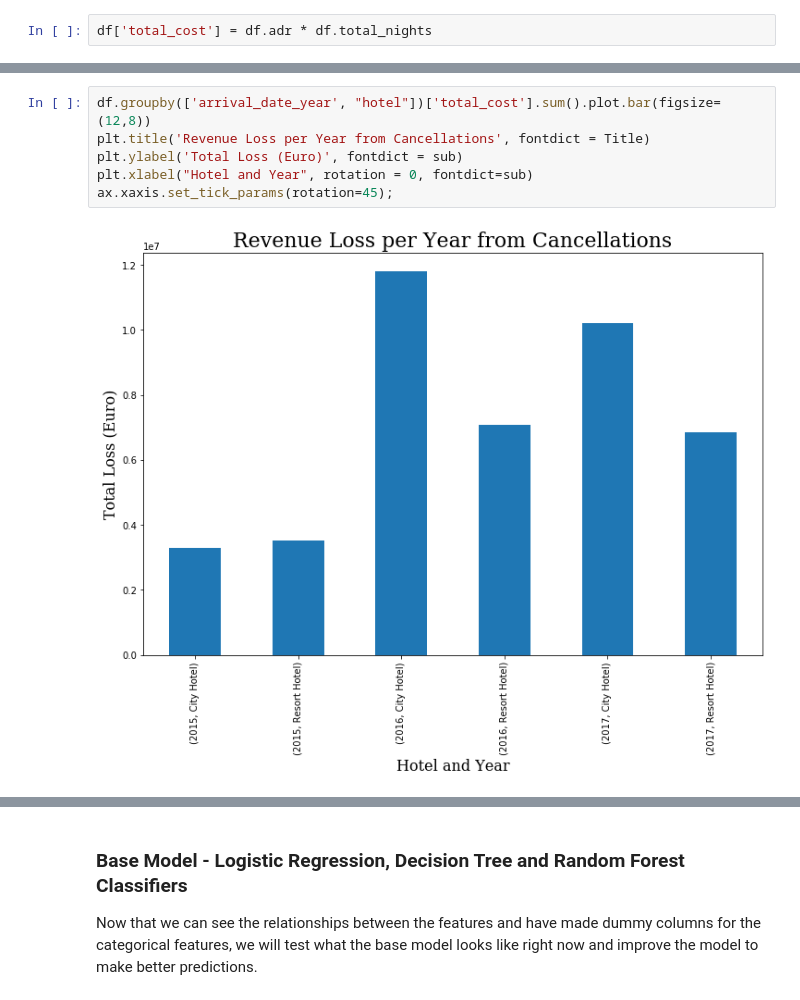
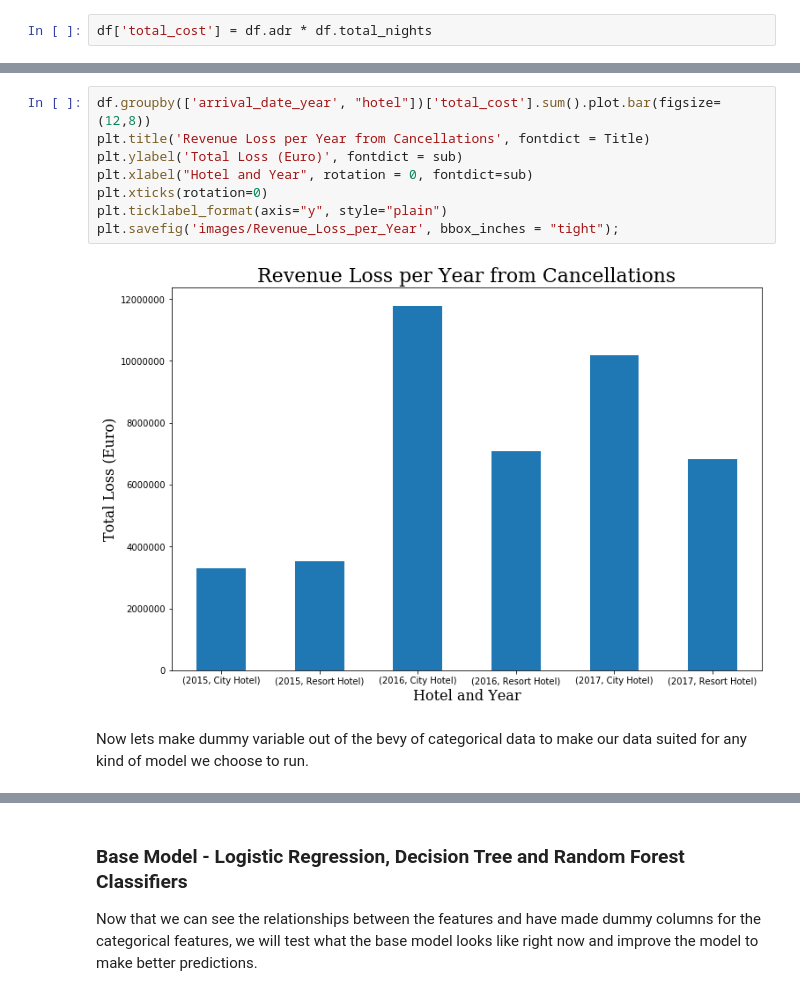
Before and after one commit to acoco10/Hotel-Cancellation-Model, a Jupyter notebook: Final Notebook.ipynb, the cells around one changed output, grey strips where cells are left out. Cells and saved outputs as stored; diff of their text form.

```diff
--- a/Final Notebook.ipynb
+++ b/Final Notebook.ipynb
@@ -325,8 +268,12 @@ sns.barplot(x=df["hotel"], y=df["total_cost"].sum())
 # %%
 df.groupby(['arrival_date_year', "hotel"])['total_cost'].sum().plot.bar(figsize=(12,8))
 plt.title('Revenue Loss per Year from Cancellations', fontdict = Title)
 plt.ylabel('Total Loss (Euro)', fontdict = sub)
 plt.xlabel("Hotel and Year", rotation = 0, fontdict=sub)
-ax.xaxis.set_tick_params(rotation=45);
+plt.xticks(rotation=0)
+plt.ticklabel_format(axis="y", style="plain")
+plt.savefig('images/Revenue_Loss_per_Year', bbox_inches = "tight");
 # %% [output]
-[figure, old version]
+[figure, new version]
+# %% [markdown]
+Now lets make dummy variable out of the bevy of categorical data to make our data suited for any kind of model we choose to run.
```
Also changed, not shown: parts of 40 cells of this notebook, 7 other files.
